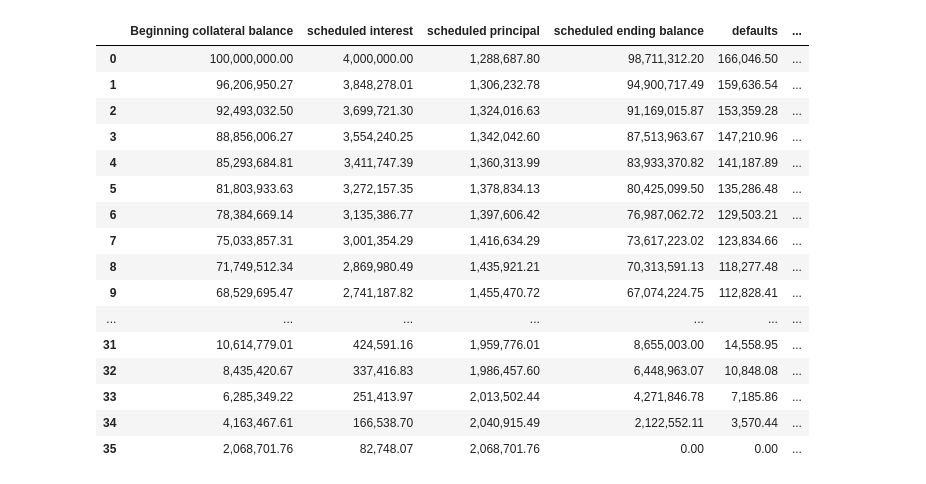
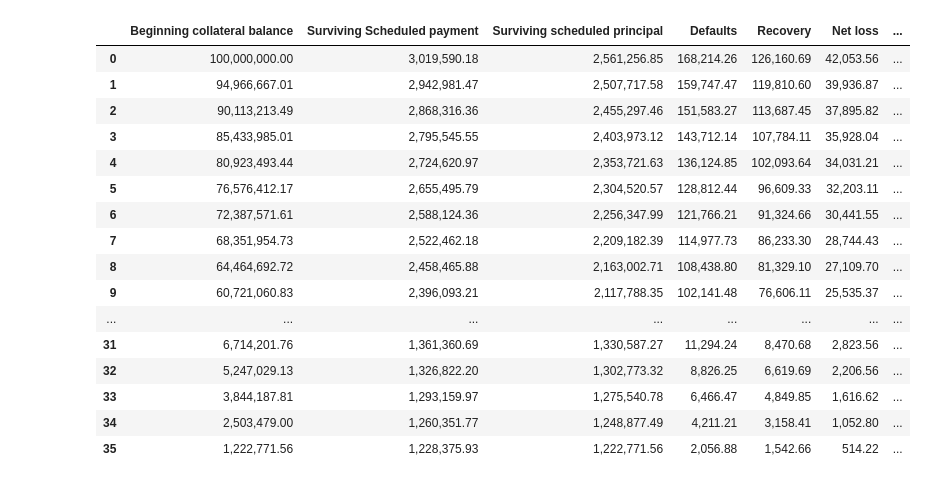
Before and after one commit to Shivangp4/Financial_calcs, a Jupyter notebook: Amort loan calc.ipynb, the cells around one changed output. Drawn from its saved outputs; the diff is of its cells as text; code cells hidden in the pictures.

```diff
--- a/Amort loan calc.ipynb
+++ b/Amort loan calc.ipynb
@@ -4,7 +4,7 @@ import pandas as pd
 
 #inputs
 notional = 100000000
-coupon = 0.04
+coupon = 0.055
 term = 36
 CDR = 0.02
 CPR = 0.25
@@ -51,35 +13,0 @@ for i in range(term):
-# %%
-data = {
-    "Beginning collateral balance": begin_col_balance[0:term],
-    "scheduled interest": sch_interest,
-    "scheduled principal": sch_principal,
-    "scheduled ending balance": sch_end_balance,
-    "defaults": defaults,
-    "recovery": recovery,
-    "net loss": net_loss,
-    "prepayment": prepayment,
-    "ending collateral balance": end_col_balance
-}
-
-df = pd.DataFrame(data)
-pd.set_option('display.float_format', '{:,.2f}'.format)
-# %%
-df
-# %% [output]
-|  | Beginning collateral balance | scheduled interest | scheduled principal | scheduled ending balance | defaults | ... |
-| 0 | 100,000,000.00 | 4,000,000.00 | 1,288,687.80 | 98,711,312.20 | 166,046.50 | ... |
-| 1 | 96,206,950.27 | 3,848,278.01 | 1,306,232.78 | 94,900,717.49 | 159,636.54 | ... |
-| 2 | 92,493,032.50 | 3,699,721.30 | 1,324,016.63 | 91,169,015.87 | 153,359.28 | ... |
-| 3 | 88,856,006.27 | 3,554,240.25 | 1,342,042.60 | 87,513,963.67 | 147,210.96 | ... |
-| 4 | 85,293,684.81 | 3,411,747.39 | 1,360,313.99 | 83,933,370.82 | 141,187.89 | ... |
-| 5 | 81,803,933.63 | 3,272,157.35 | 1,378,834.13 | 80,425,099.50 | 135,286.48 | ... |
-| 6 | 78,384,669.14 | 3,135,386.77 | 1,397,606.42 | 76,987,062.72 | 129,503.21 | ... |
-| 7 | 75,033,857.31 | 3,001,354.29 | 1,416,634.29 | 73,617,223.02 | 123,834.66 | ... |
-| 8 | 71,749,512.34 | 2,869,980.49 | 1,435,921.21 | 70,313,591.13 | 118,277.48 | ... |
-| 9 | 68,529,695.47 | 2,741,187.82 | 1,455,470.72 | 67,074,224.75 | 112,828.41 | ... |
-| ... | ... | ... | ... | ... | ... | ... |
-| 31 | 10,614,779.01 | 424,591.16 | 1,959,776.01 | 8,655,003.00 | 14,558.95 | ... |
-| 32 | 8,435,420.67 | 337,416.83 | 1,986,457.60 | 6,448,963.07 | 10,848.08 | ... |
-| 33 | 6,285,349.22 | 251,413.97 | 2,013,502.44 | 4,271,846.78 | 7,185.86 | ... |
-| 34 | 4,163,467.61 | 166,538.70 | 2,040,915.49 | 2,122,552.11 | 3,570.44 | ... |
-| 35 | 2,068,701.76 | 82,748.07 | 2,068,701.76 | 0.00 | 0.00 | ... |
@@ -86 +84,23 @@ df
+# %%
+assets = calculate_assets()
+# %%
+assets
+# %% [output]
+|  | Beginning collateral balance | Surviving Scheduled payment | Surviving scheduled principal | Defaults | Recovery | Net loss | ... |
+| 0 | 100,000,000.00 | 3,019,590.18 | 2,561,256.85 | 168,214.26 | 126,160.69 | 42,053.56 | ... |
+| 1 | 94,966,667.01 | 2,942,981.47 | 2,507,717.58 | 159,747.47 | 119,810.60 | 39,936.87 | ... |
+| 2 | 90,113,213.49 | 2,868,316.36 | 2,455,297.46 | 151,583.27 | 113,687.45 | 37,895.82 | ... |
+| 3 | 85,433,985.01 | 2,795,545.55 | 2,403,973.12 | 143,712.14 | 107,784.11 | 35,928.04 | ... |
+| 4 | 80,923,493.44 | 2,724,620.97 | 2,353,721.63 | 136,124.85 | 102,093.64 | 34,031.21 | ... |
+| 5 | 76,576,412.17 | 2,655,495.79 | 2,304,520.57 | 128,812.44 | 96,609.33 | 32,203.11 | ... |
+| 6 | 72,387,571.61 | 2,588,124.36 | 2,256,347.99 | 121,766.21 | 91,324.66 | 30,441.55 | ... |
+| 7 | 68,351,954.73 | 2,522,462.18 | 2,209,182.39 | 114,977.73 | 86,233.30 | 28,744.43 | ... |
+| 8 | 64,464,692.72 | 2,458,465.88 | 2,163,002.71 | 108,438.80 | 81,329.10 | 27,109.70 | ... |
+| 9 | 60,721,060.83 | 2,396,093.21 | 2,117,788.35 | 102,141.48 | 76,606.11 | 25,535.37 | ... |
+| ... | ... | ... | ... | ... | ... | ... | ... |
+| 31 | 6,714,201.76 | 1,361,360.69 | 1,330,587.27 | 11,294.24 | 8,470.68 | 2,823.56 | ... |
+| 32 | 5,247,029.13 | 1,326,822.20 | 1,302,773.32 | 8,826.25 | 6,619.69 | 2,206.56 | ... |
+| 33 | 3,844,187.81 | 1,293,159.97 | 1,275,540.78 | 6,466.47 | 4,849.85 | 1,616.62 | ... |
+| 34 | 2,503,479.00 | 1,260,351.77 | 1,248,877.49 | 4,211.21 | 3,158.41 | 1,052.80 | ... |
+| 35 | 1,222,771.56 | 1,228,375.93 | 1,222,771.56 | 2,056.88 | 1,542.66 | 514.22 | ... |
 # %%
```
Also changed, not shown: parts of 3 cells of this notebook.
